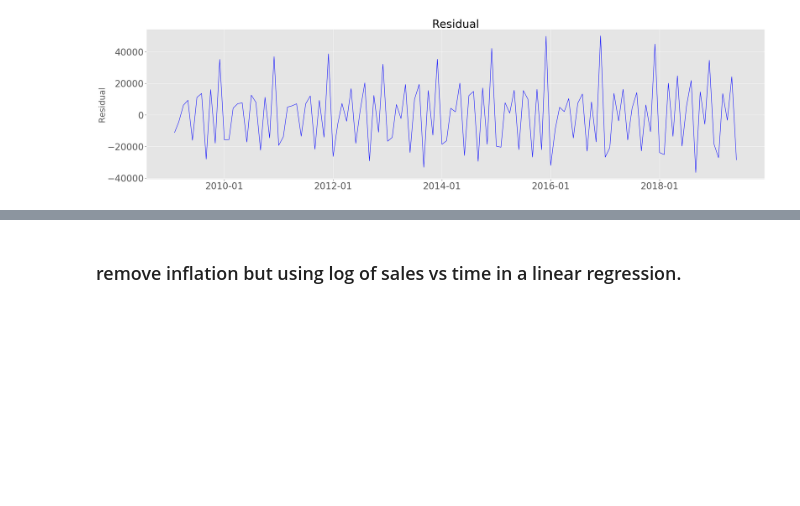
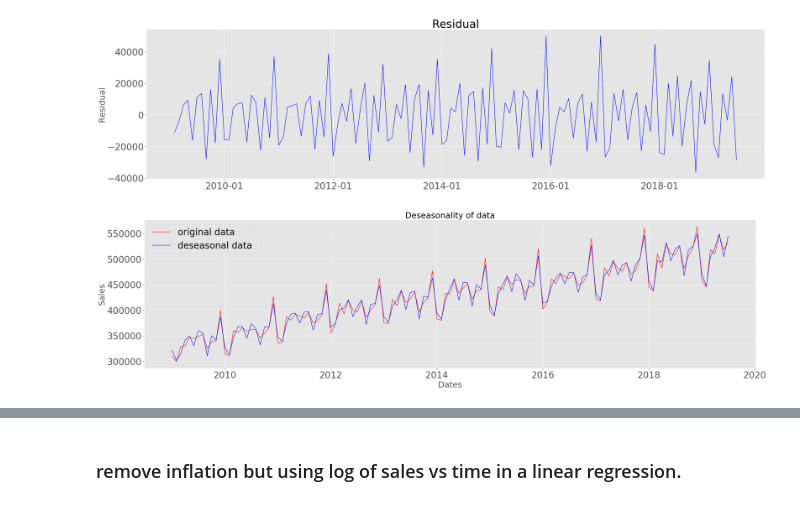
Before and after one commit to bondxue/FRE-6351-Time-Series-Anlysis, a Jupyter notebook: HW1-Seasonality-Stability-and-Detrending/HW1.ipynb, the cells around one changed output, grey strips where cells are left out. Drawn from its saved outputs; the diff is of its cells as text; code cells hidden in the pictures; blank space fills up the shorter version.

```diff
--- a/HW1-Seasonality-Stability-and-Detrending/HW1.ipynb
+++ b/HW1-Seasonality-Stability-and-Detrending/HW1.ipynb
@@ -205,22 +205,26 @@ residual = decomposition.resid
 plot_time_series(trend, 'Trend')
 plot_time_series(seasonal, 'Seasonal')
 plot_time_series(residual, 'Residual')
-
-def remove_seasonality(retail_sales, ):
-    y_ma = df['Adj Close'].rolling(window=5).mean()
-    y_true = df.values
-    x_date = df.index
-    plt.style.use('ggplot')
-    fig, gx = plt.subplots(figsize = (40,10))
-    gx.plot(x_date, y_ma, 'r',label='moving average')
-    gx.plot(x_date, y_true, 'b', label = 'stock price')
-    gx.legend(loc=2)
-    gx.set_xlabel('Dates',size=40, fontsize=30)
-    gx.set_ylabel('Price', fontsize=30)
-    gx.set_title('moving average for stock price', fontsize=30)
-    plt.show()
-    return x_date, y_true, y_ma
 # %% [output]
 [figure]
 [figure]
 [figure]
+# %%
+def remove_seasonality(retail_sales, seasonal):
+    x_date = retail_sales.index
+    deseasonal = retail_sales.Value - seasonal
+    plt.style.use('ggplot')
+    fig, gx = plt.subplots(figsize = (40,10))
+    gx.plot(x_date, retail_sales.Value, 'r',label='original data')
+    gx.plot(x_date, deseasonal, 'b', label = 'deseasonal data')
+    gx.legend(loc=2)
+    gx.set_xlabel('Dates',size=40, fontsize=30)
+    gx.set_ylabel('Sales', fontsize=30)
+    gx.set_title('Deseasonality of data', fontsize=30)
+    plt.show()
+
+    return deseasonal
+
+deseasonal = remove_seasonality(retail_sales, seasonal)
+# %% [output]
+[figure, added]
```
Also changed, not shown: parts of 3 cells of this notebook.
